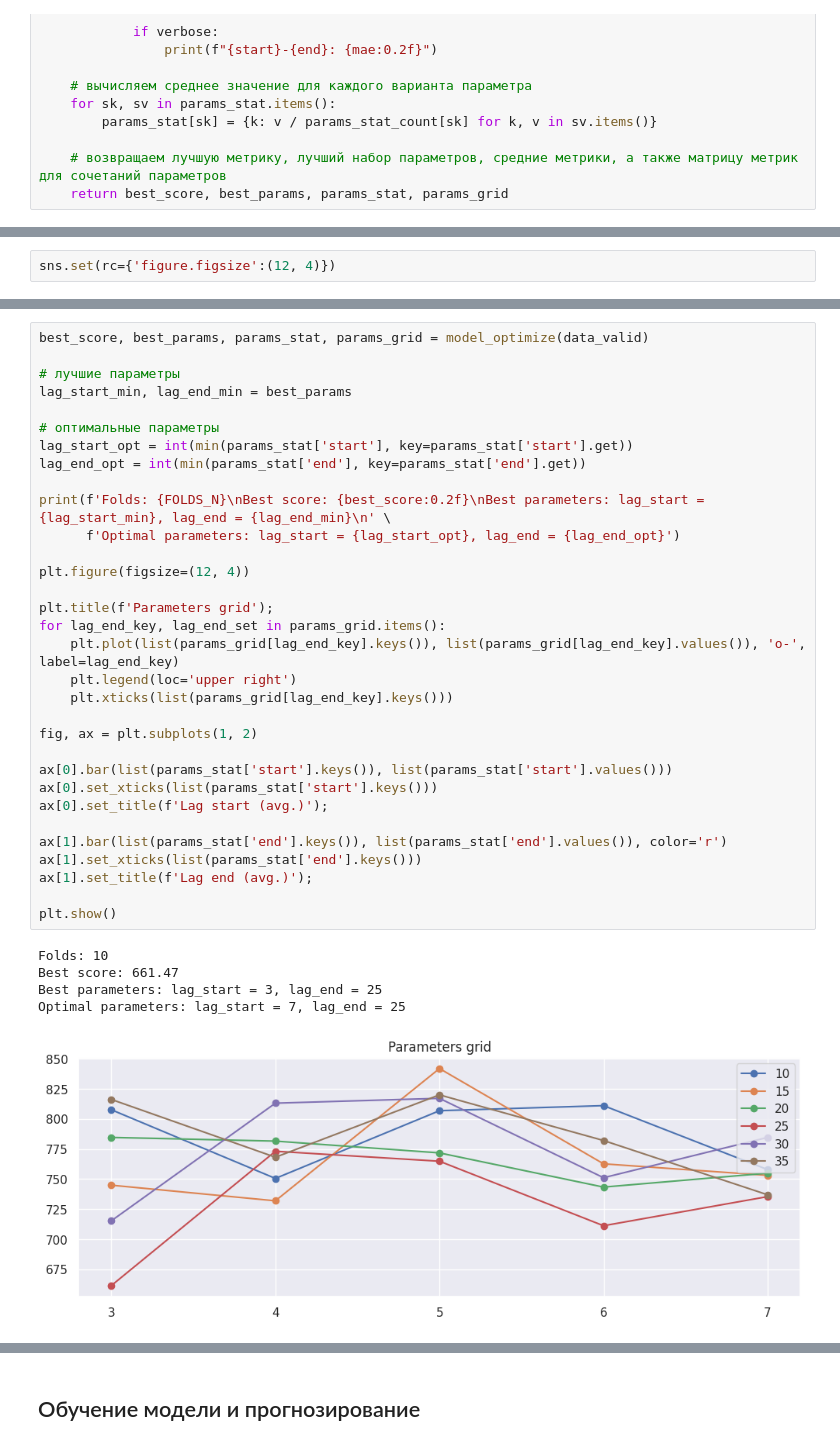
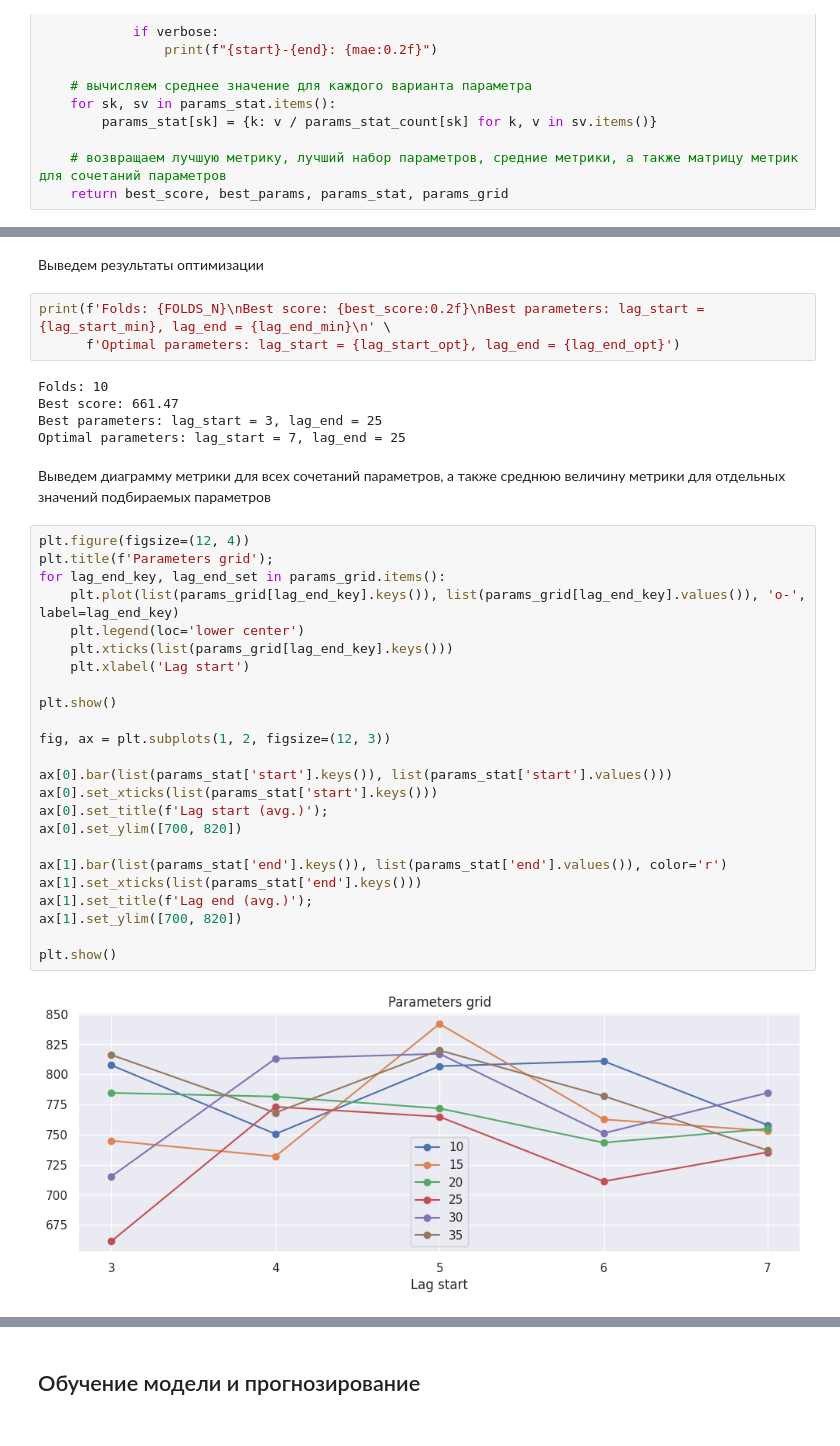
Before and after one commit to week8day/bitcoin-prediction, a Jupyter notebook: BTC_prediction_catboost.ipynb, the cells around one changed output, grey strips where cells are left out. Saved outputs shown, nothing was run; the diff lists cells and outputs as text.

```diff
--- a/BTC_prediction_catboost.ipynb
+++ b/BTC_prediction_catboost.ipynb
@@ -339,2 +336,0 @@ def model_optimize(ds, verbose=False):
-# %%
-sns.set(rc={'figure.figsize':(12, 4)})
@@ -341,38 +348,38 @@ sns.set(rc={'figure.figsize':(12, 4)})
+# %% [markdown]
+Выведем результаты оптимизации
+# %%
+print(f'Folds: {FOLDS_N}\nBest score: {best_score:0.2f}\nBest parameters: lag_start = {lag_start_min}, lag_end = {lag_end_min}\n' \
+      f'Optimal parameters: lag_start = {lag_start_opt}, lag_end = {lag_end_opt}')
+# %% [output]
+Folds: 10
+Best score: 661.47
+Best parameters: lag_start = 3, lag_end = 25
+Optimal parameters: lag_start = 7, lag_end = 25
+# %% [markdown]
+Выведем диаграмму метрики для всех сочетаний параметров, а также среднюю величину метрики для отдельных значений подбираемых параметров
 # %%
-best_score, best_params, params_stat, params_grid = model_optimize(data_valid)
-
-# лучшие параметры
-lag_start_min, lag_end_min = best_params
-
-# оптимальные параметры
-lag_start_opt = int(min(params_stat['start'], key=params_stat['start'].get))
-lag_end_opt = int(min(params_stat['end'], key=params_stat['end'].get))
-
-print(f'Folds: {FOLDS_N}\nBest score: {best_score:0.2f}\nBest parameters: lag_start = {lag_start_min}, lag_end = {lag_end_min}\n' \
-      f'Optimal parameters: lag_start = {lag_start_opt}, lag_end = {lag_end_opt}')
-
 plt.figure(figsize=(12, 4))
-
 plt.title(f'Parameters grid');
 for lag_end_key, lag_end_set in params_grid.items():
     plt.plot(list(params_grid[lag_end_key].keys()), list(params_grid[lag_end_key].values()), 'o-', label=lag_end_key)
-    plt.legend(loc='upper right')
+    plt.legend(loc='lower center')
     plt.xticks(list(params_grid[lag_end_key].keys()))
+    plt.xlabel('Lag start')
 
-fig, ax = plt.subplots(1, 2)
+plt.show()
+
+fig, ax = plt.subplots(1, 2, figsize=(12, 3))
 
 ax[0].bar(list(params_stat['start'].keys()), list(params_stat['start'].values()))
 ax[0].set_xticks(list(params_stat['start'].keys()))
 ax[0].set_title(f'Lag start (avg.)');
+ax[0].set_ylim([700, 820])
 
 ax[1].bar(list(params_stat['end'].keys()), list(params_stat['end'].values()), color='r')
 ax[1].set_xticks(list(params_stat['end'].keys()))
 ax[1].set_title(f'Lag end (avg.)');
+ax[1].set_ylim([700, 820])
 
 plt.show()
 # %% [output]
-Folds: 10
-Best score: 661.47
-Best parameters: lag_start = 3, lag_end = 25
-Optimal parameters: lag_start = 7, lag_end = 25
-[figure, old version]
+[figure, new version]
```
Also changed, not shown: parts of 7 cells of this notebook.
